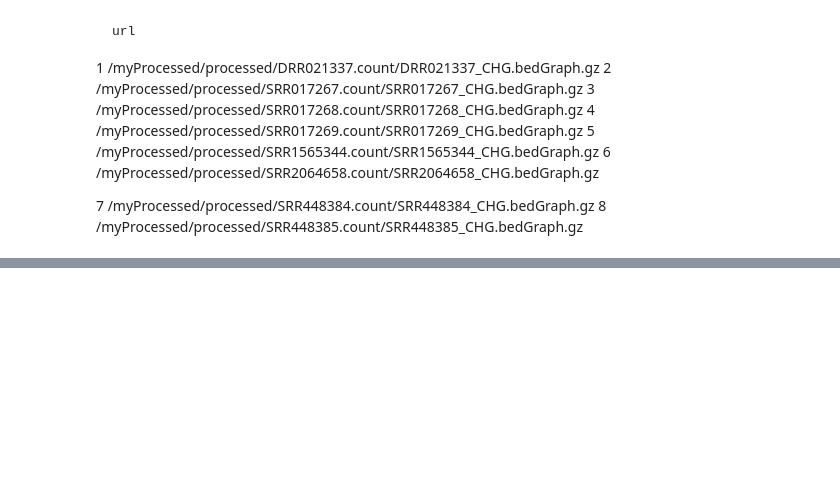
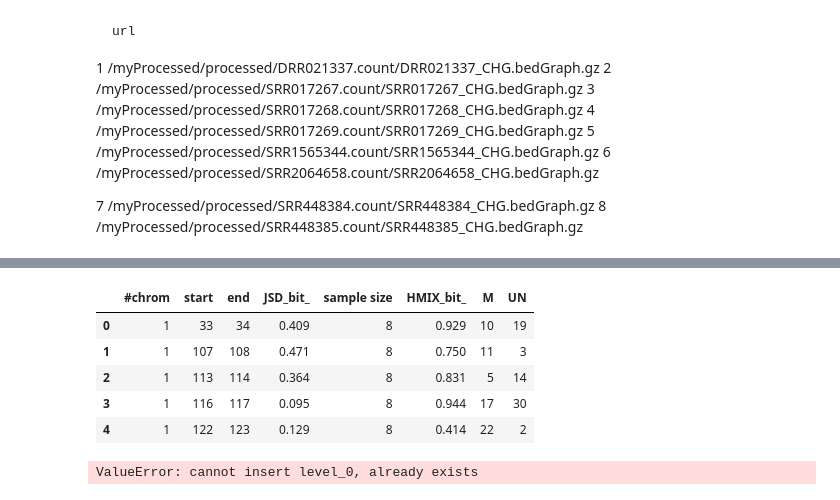
Before and after one commit to urppeia/Shannon_app_old_version, a Jupyter notebook: Untitled2.ipynb, the cells around one changed output, grey strips where cells are left out. Cells and saved outputs as stored; diff of their text form; code cells hidden in the pictures; blank space fills up the shorter version.

```diff
--- a/Untitled2.ipynb
+++ b/Untitled2.ipynb
@@ -178,0 +192,9 @@ set_a
+# %%
+new_arial.head()
+# %% [output]
+|  | #chrom | start | end | JSD_bit_ | sample size | HMIX_bit_ | M | UN |
+| 0 | 1 | 33 | 34 | 0.409 | 8 | 0.929 | 10 | 19 |
+| 1 | 1 | 107 | 108 | 0.471 | 8 | 0.750 | 11 | 3 |
+| 2 | 1 | 113 | 114 | 0.364 | 8 | 0.831 | 5 | 14 |
+| 3 | 1 | 116 | 117 | 0.095 | 8 | 0.944 | 17 | 30 |
+| 4 | 1 | 122 | 123 | 0.129 | 8 | 0.414 | 22 | 2 |
@@ -178,0 +209,5 @@ set_a
+# %%
+arial_filtered = arial_filtered.reset_index()
+bed_1 = bed_1.reset_index()
+# %% [output]
+ValueError: cannot insert level_0, already exists
```
Also changed, not shown: parts of 12 cells of this notebook, 1 other file.
